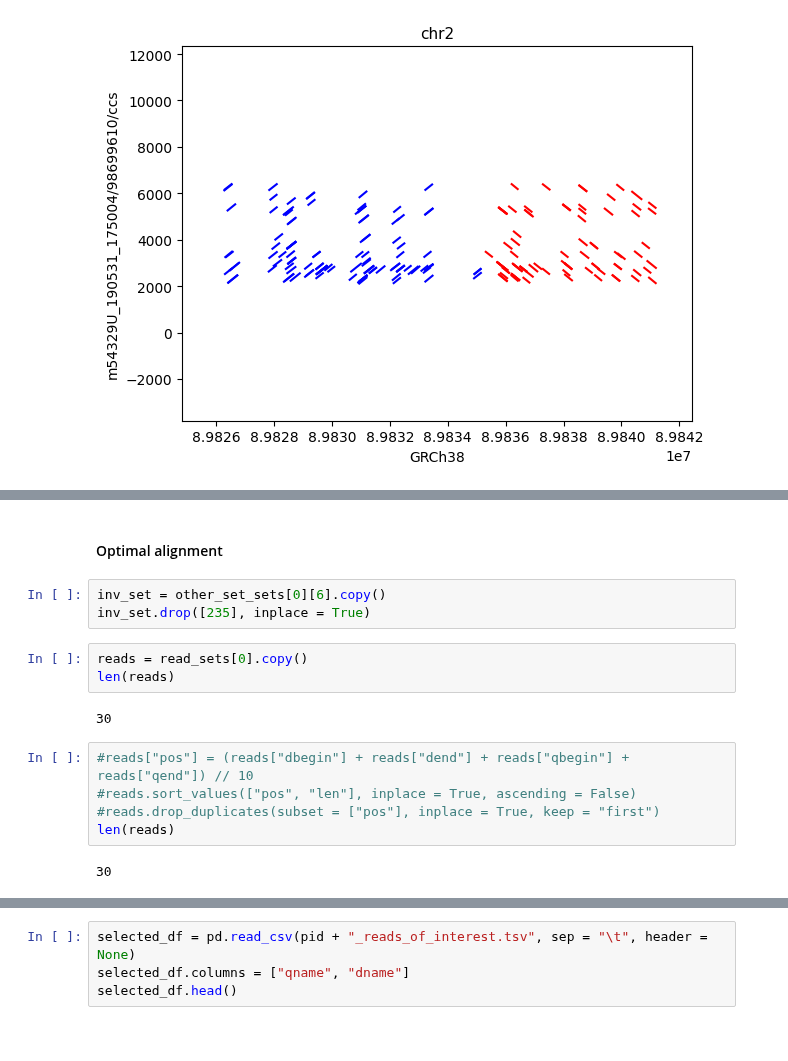
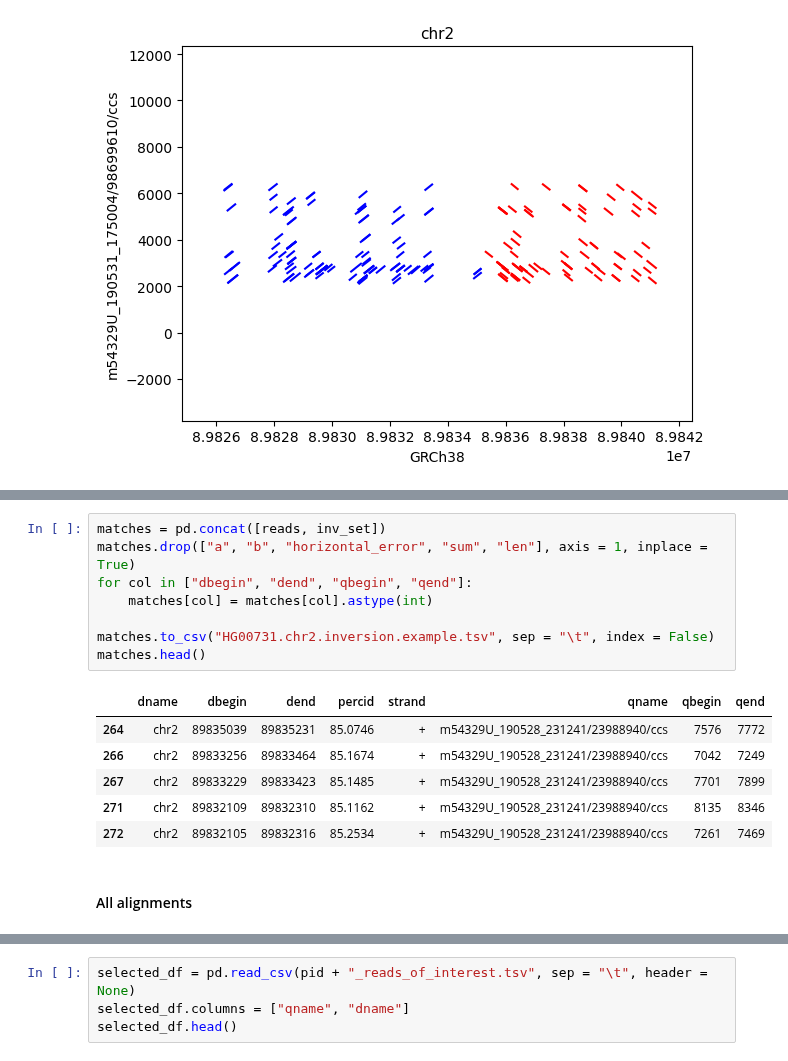
Before and after one commit to eaasna/DREAM-stellar-benchmark, a Jupyter notebook: work-python/structural_variants/SV analysis.ipynb, the cells around one changed output, grey strips where cells are left out. Cells and saved outputs as stored; diff of their text form.

```diff
--- a/work-python/structural_variants/SV analysis.ipynb
+++ b/work-python/structural_variants/SV analysis.ipynb
@@ -529,17 +520,17 @@ for reads in read_sets:
+# %%
+matches = pd.concat([reads, inv_set])
+matches.drop(["a", "b", "horizontal_error", "sum", "len"], axis = 1, inplace = True)
+for col in ["dbegin", "dend", "qbegin", "qend"]:
+    matches[col] = matches[col].astype(int)
+
+matches.to_csv("HG00731.chr2.inversion.example.tsv", sep = "\t", index = False)
+matches.head()
+# %% [output]
+|  | dname | dbegin | dend | percid | strand | qname | qbegin | qend |
+| 264 | chr2 | 89835039 | 89835231 | 85.0746 | + | m54329U_190528_231241/23988940/ccs | 7576 | 7772 |
+| 266 | chr2 | 89833256 | 89833464 | 85.1674 | + | m54329U_190528_231241/23988940/ccs | 7042 | 7249 |
+| 267 | chr2 | 89833229 | 89833423 | 85.1485 | + | m54329U_190528_231241/23988940/ccs | 7701 | 7899 |
+| 271 | chr2 | 89832109 | 89832310 | 85.1162 | + | m54329U_190528_231241/23988940/ccs | 8135 | 8346 |
+| 272 | chr2 | 89832105 | 89832316 | 85.2534 | + | m54329U_190528_231241/23988940/ccs | 7261 | 7469 |
 # %% [markdown]
-#### Optimal alignment
+#### All alignments
-# %%
-inv_set = other_set_sets[0][6].copy()
-inv_set.drop([235], inplace = True)
-# %%
-reads = read_sets[0].copy()
-len(reads)
-# %% [output]
-30
-# %%
-#reads["pos"] = (reads["dbegin"] + reads["dend"] + reads["qbegin"] + reads["qend"]) // 10
-#reads.sort_values(["pos", "len"], inplace = True, ascending = False)
-#reads.drop_duplicates(subset = ["pos"], inplace = True, keep = "first")
-len(reads)
-# %% [output]
-30
```
Also changed, not shown: parts of 43 cells of this notebook.
